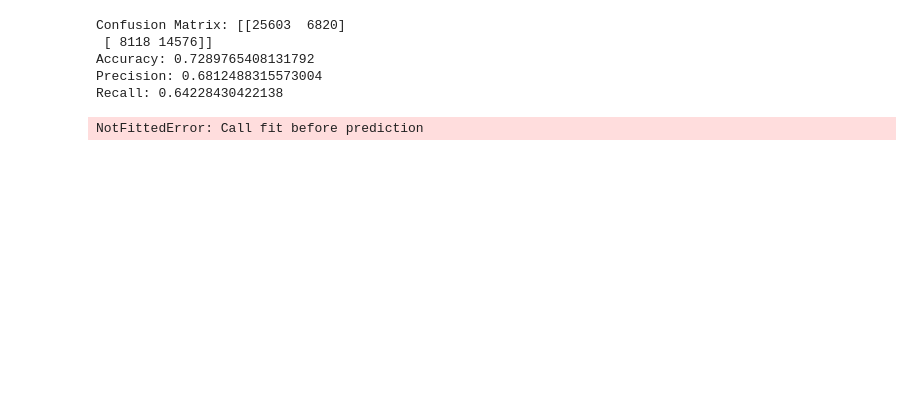
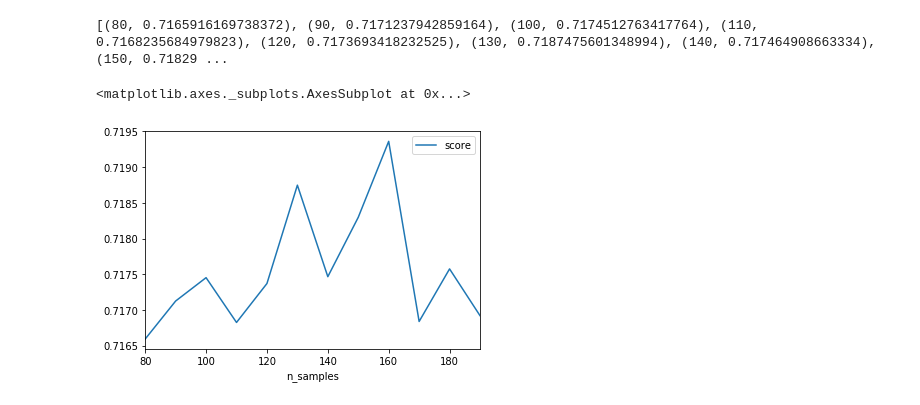
Before and after one commit to bronthomp/Capstone, a Jupyter notebook: Capstone_models.ipynb, the cells around one changed output. Drawn from its saved outputs; the diff is of its cells as text; code cells hidden in the pictures; blank space fills up the shorter version.

```diff
--- a/Capstone_models.ipynb
+++ b/Capstone_models.ipynb
@@ -47,0 +54,14 @@ logreg = LogisticRegressionCV(cv=5)
+# %%
+clf_tree = DecisionTreeClassifier(max_depth=8)
+# %%
+#Now determine best number of estimators for Boosted Decision Tree
+#Use only the training set for the cross-validation
+estimators = []
+for i in range(25, 250, 25):
+
+    clf = AdaBoostClassifier(base_estimator = clf_tree, random_state=0, n_estimators = i)
+    scores = cross_val_score(estimator=clf, X = Xad, y = Yad, cv = 5, n_jobs = 4)
+    estimators.append((i, scores.mean()))
+print(estimators)
+pd.DataFrame(estimators, columns = ['n_estimators', 'score']).set_index('n_estimators').plot()
+#max score achieved with 25 estimators
@@ -47,0 +74,14 @@ logreg = LogisticRegressionCV(cv=5)
+# %%
+#now perform parameter tuning for Random Forest
+#Begin with number of estimators
+
+
+estimators = []
+for i in range(50, 250, 10):
+
+    clf = RandomForestClassifier(n_estimators=i)
+    scores = cross_val_score(estimator=clf, X = Xad, y = Yad, cv = 5, n_jobs = 4)
+    estimators.append((i, scores.mean()))
+print(estimators)
+pd.DataFrame(estimators, columns = ['n_estimators', 'score']).set_index('n_estimators').plot()
+#Not much difference in number of estimators. Use 50
@@ -47,0 +92,15 @@ logreg = LogisticRegressionCV(cv=5)
+# %%
+#Repeat for number of min samples
+samples=[]
+for i in range(80, 200, 10):
+
+    clf = RandomForestClassifier(n_estimators=50, min_samples_split = i)
+    scores = cross_val_score(estimator=clf, X = Xad, y = Yad, cv = 5, n_jobs = 4)
+    samples.append((i, scores.mean()))
+print(samples)
+pd.DataFrame(samples, columns = ['n_samples', 'score']).set_index('n_samples').plot()
+#Best around 150
+# %% [output]
+[(80, 0.7165916169738372), (90, 0.7171237942859164), (100, 0.7174512763417764), (110, 0.7168235684979823), (120, 0.7173693418232525), (130, 0.7187475601348994), (140, 0.717464908663334), (150, 0.71829 ...
+<matplotlib.axes._subplots.AxesSubplot at 0x...>
+[figure, added]
@@ -70,9 +139,0 @@ modelrun(model = logreg, xtrain=X_train, ytrain=y_train, xtest = X_test, ytest=y
-# %%
-crossvalrun(model = logreg, xtrain=X_train, ytrain=y_train)
-# %% [output]
-Confusion Matrix: [[25603  6820]
- [ 8118 14576]]
-Accuracy: 0.7289765408131792
-Precision: 0.6812488315573004
-Recall: 0.64228430422138
-NotFittedError: Call fit before prediction
```
Also changed, not shown: parts of 62 cells of this notebook, 4 other files.
